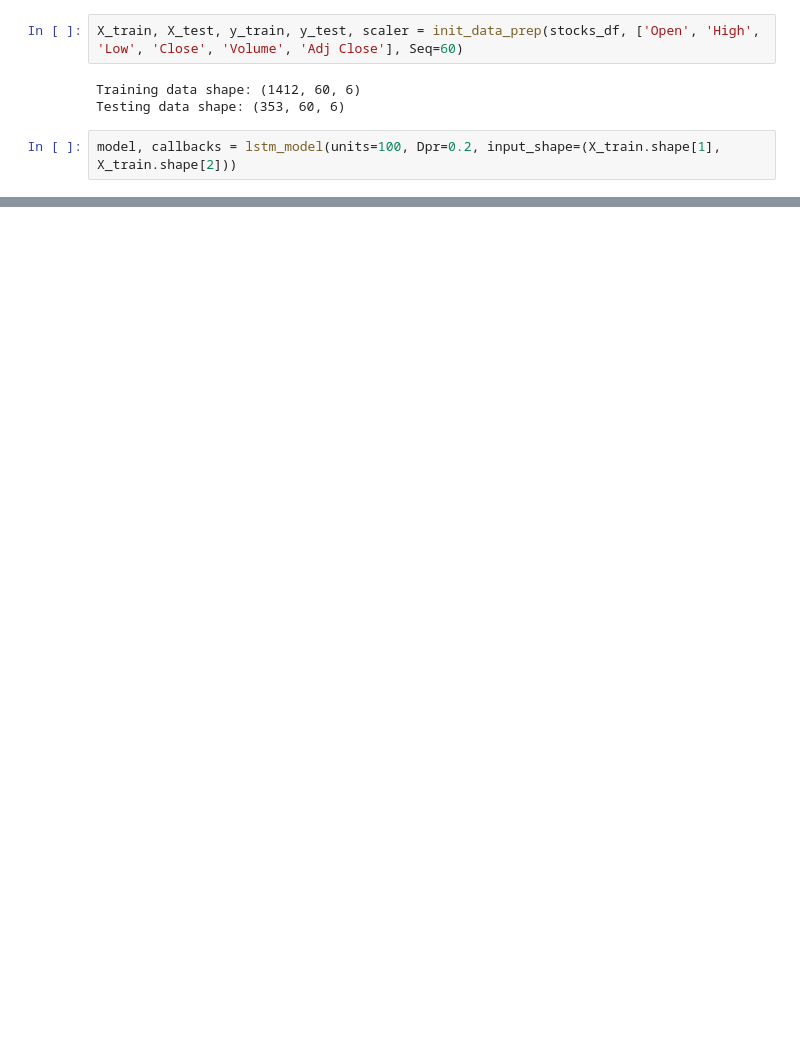
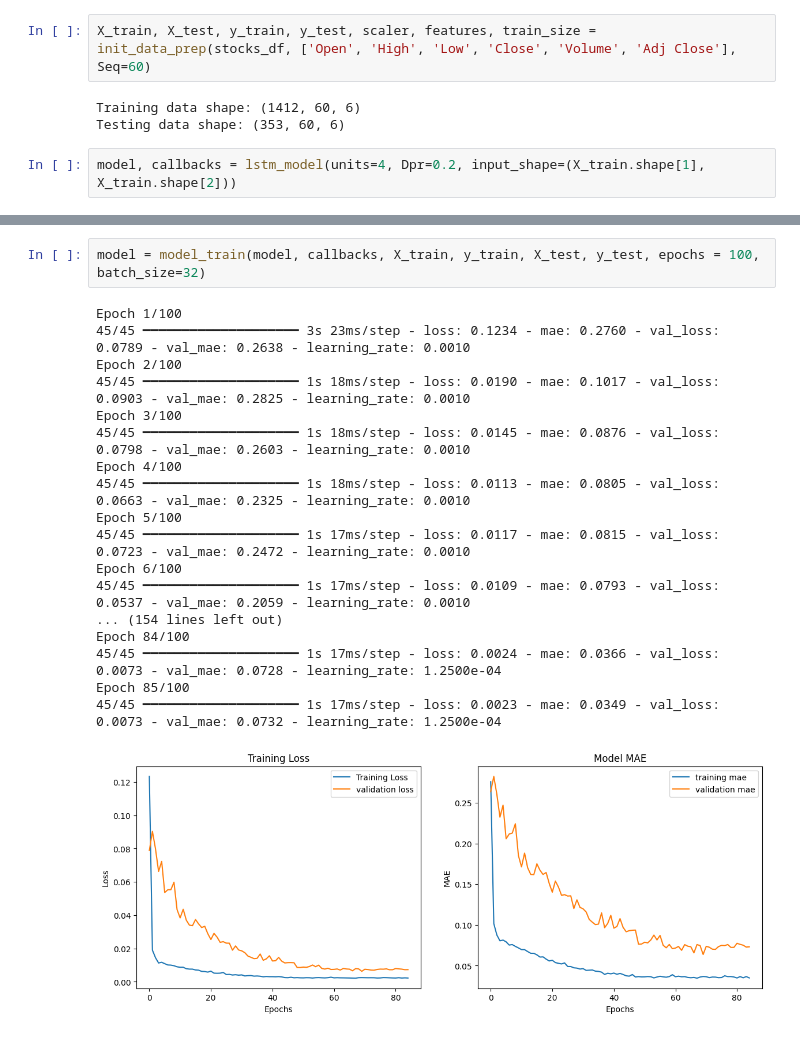
Before and after one commit to jeffmoe/CST_605_Week3, a Jupyter notebook: Week3.ipynb, the cells around one changed output, grey strips where cells are left out. Drawn from its saved outputs; the diff is of its cells as text; blank space fills up the shorter version.

```diff
--- a/Week3.ipynb
+++ b/Week3.ipynb
@@ -69,10 +133,10 @@ FutureWarning: Tip: In future versions of Ray, Ray will no longer override accel
 # %%
 stocks_df = load_data('yahoo_stock.csv')
 # %%
-X_train, X_test, y_train, y_test, scaler = init_data_prep(stocks_df, ['Open', 'High', 'Low', 'Close', 'Volume', 'Adj Close'], Seq=60)
+X_train, X_test, y_train, y_test, scaler, features, train_size = init_data_prep(stocks_df, ['Open', 'High', 'Low', 'Close', 'Volume', 'Adj Close'], Seq=60)
 # %% [output]
 Training data shape: (1412, 60, 6)
 Testing data shape: (353, 60, 6)
 # %%
-model, callbacks = lstm_model(units=100, Dpr=0.2, input_shape=(X_train.shape[1], X_train.shape[2]))
+model, callbacks = lstm_model(units=4, Dpr=0.2, input_shape=(X_train.shape[1], X_train.shape[2]))
 # %% [output]
@@ -96,0 +160,21 @@ Model: "sequential"
+# %%
+model = model_train(model, callbacks, X_train, y_train, X_test, y_test, epochs = 100, batch_size=32)
+# %% [output]
+Epoch 1/100
+45/45 ━━━━━━━━━━━━━━━━━━━━ 3s 23ms/step - loss: 0.1234 - mae: 0.2760 - val_loss: 0.0789 - val_mae: 0.2638 - learning_rate: 0.0010
+Epoch 2/100
+45/45 ━━━━━━━━━━━━━━━━━━━━ 1s 18ms/step - loss: 0.0190 - mae: 0.1017 - val_loss: 0.0903 - val_mae: 0.2825 - learning_rate: 0.0010
+Epoch 3/100
+45/45 ━━━━━━━━━━━━━━━━━━━━ 1s 18ms/step - loss: 0.0145 - mae: 0.0876 - val_loss: 0.0798 - val_mae: 0.2603 - learning_rate: 0.0010
+Epoch 4/100
+45/45 ━━━━━━━━━━━━━━━━━━━━ 1s 18ms/step - loss: 0.0113 - mae: 0.0805 - val_loss: 0.0663 - val_mae: 0.2325 - learning_rate: 0.0010
+Epoch 5/100
+45/45 ━━━━━━━━━━━━━━━━━━━━ 1s 17ms/step - loss: 0.0117 - mae: 0.0815 - val_loss: 0.0723 - val_mae: 0.2472 - learning_rate: 0.0010
+Epoch 6/100
+45/45 ━━━━━━━━━━━━━━━━━━━━ 1s 17ms/step - loss: 0.0109 - mae: 0.0793 - val_loss: 0.0537 - val_mae: 0.2059 - learning_rate: 0.0010
+... (154 lines left out)
+Epoch 84/100
+45/45 ━━━━━━━━━━━━━━━━━━━━ 1s 17ms/step - loss: 0.0024 - mae: 0.0366 - val_loss: 0.0073 - val_mae: 0.0728 - learning_rate: 1.2500e-04
+Epoch 85/100
+45/45 ━━━━━━━━━━━━━━━━━━━━ 1s 17ms/step - loss: 0.0023 - mae: 0.0349 - val_loss: 0.0073 - val_mae: 0.0732 - learning_rate: 1.2500e-04
+[figure, added]
```
Also changed, not shown: parts of 5 cells of this notebook.
